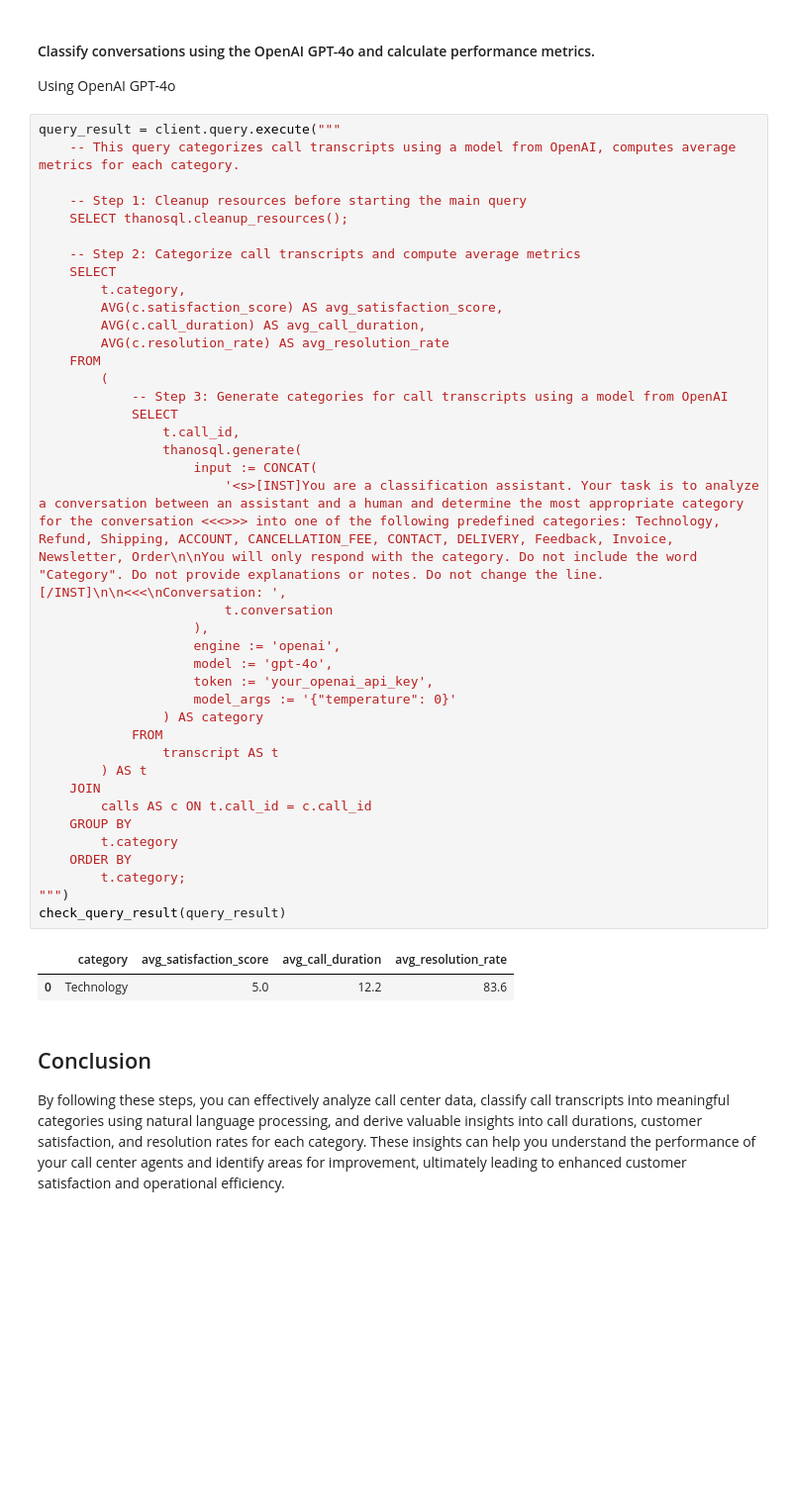
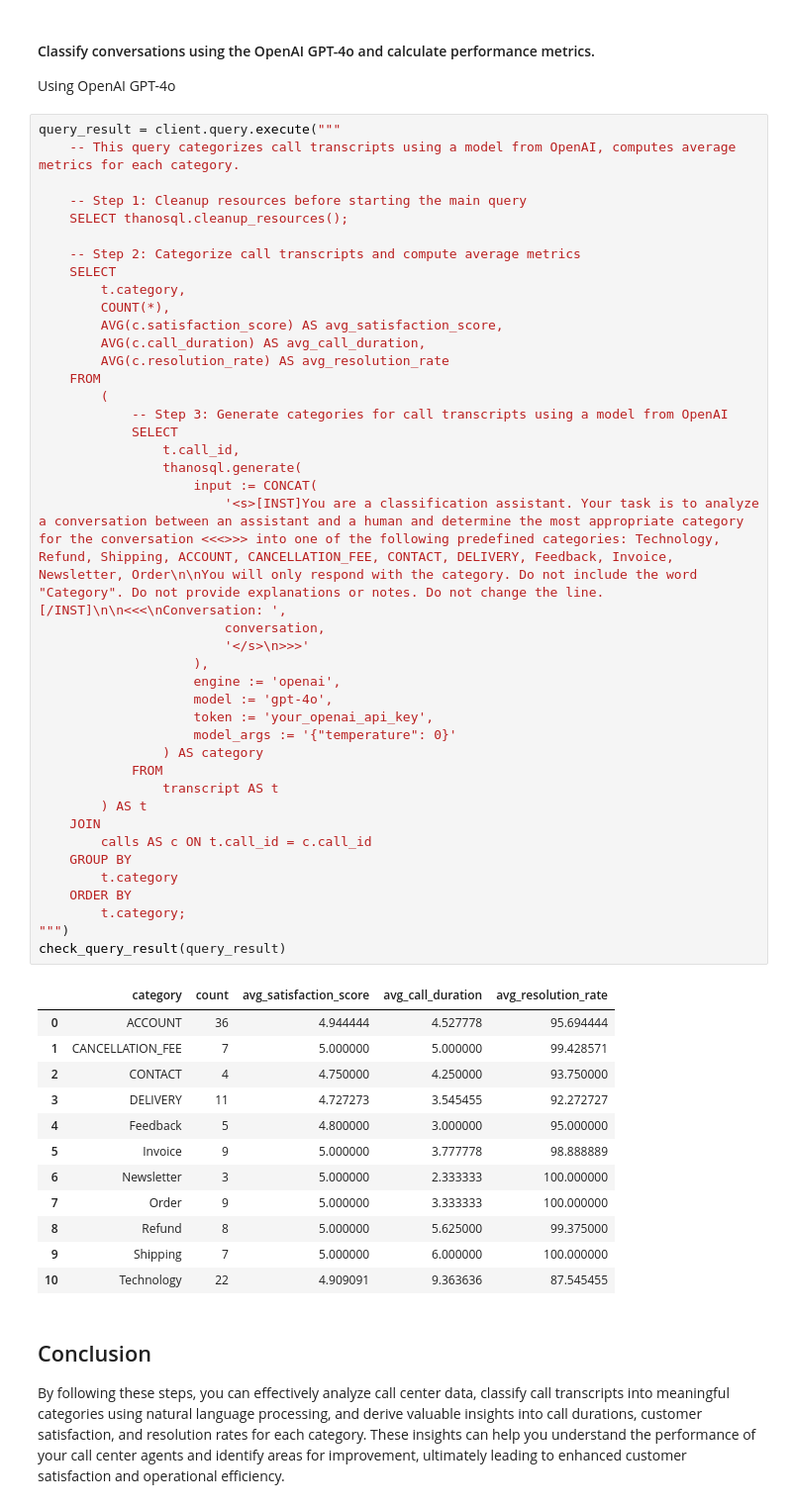
Before and after one commit to smartmind-team/mintlify-docs, a Jupyter notebook: examples/AICC_Scenario.ipynb, the cells around one changed output. Shown at 99% size. Drawn from its saved outputs; the diff is of its cells as text; blank space fills up the shorter version.

```diff
--- a/examples/AICC_Scenario.ipynb
+++ b/examples/AICC_Scenario.ipynb
@@ -215,38 +216,50 @@ query_result = client.query.execute("""
     -- Step 2: Categorize call transcripts and compute average metrics
     SELECT
         t.category,
+        COUNT(*),
         AVG(c.satisfaction_score) AS avg_satisfaction_score,
         AVG(c.call_duration) AS avg_call_duration,
         AVG(c.resolution_rate) AS avg_resolution_rate
     FROM
         (
             -- Step 3: Generate categories for call transcripts using a model from OpenAI
             SELECT
                 t.call_id,
                 thanosql.generate(
                     input := CONCAT(
                         '<s>[INST]You are a classification assistant. Your task is to analyze a conversation between an assistant and a human and determine the most appropriate category for the conversation <<<>>> into one of the following predefined categories: Technology, Refund, Shipping, ACCOUNT, CANCELLATION_FEE, CONTACT, DELIVERY, Feedback, Invoice, Newsletter, Order\n\nYou will only respond with the category. Do not include the word "Category". Do not provide explanations or notes. Do not change the line.[/INST]\n\n<<<\nConversation: ',
-                        t.conversation
+                        conversation,
+                        '</s>\n>>>'
                     ),
                     engine := 'openai',
                     model := 'gpt-4o',
                     token := 'your_openai_api_key',
                     model_args := '{"temperature": 0}'
                 ) AS category
             FROM
                 transcript AS t
         ) AS t
     JOIN
         calls AS c ON t.call_id = c.call_id
     GROUP BY
         t.category
     ORDER BY
         t.category;
 """)
 check_query_result(query_result)
 # %% [output]
-|  | category | avg_satisfaction_score | avg_call_duration | avg_resolution_rate |
-| 0 | Technology | 5.0 | 12.2 | 83.6 |
+|  | category | count | avg_satisfaction_score | avg_call_duration | avg_resolution_rate |
+| 0 | ACCOUNT | 36 | 4.944444 | 4.527778 | 95.694444 |
+| 1 | CANCELLATION_FEE | 7 | 5.000000 | 5.000000 | 99.428571 |
+| 2 | CONTACT | 4 | 4.750000 | 4.250000 | 93.750000 |
+| 3 | DELIVERY | 11 | 4.727273 | 3.545455 | 92.272727 |
+| 4 | Feedback | 5 | 4.800000 | 3.000000 | 95.000000 |
+| 5 | Invoice | 9 | 5.000000 | 3.777778 | 98.888889 |
+| 6 | Newsletter | 3 | 5.000000 | 2.333333 | 100.000000 |
+| 7 | Order | 9 | 5.000000 | 3.333333 | 100.000000 |
+| 8 | Refund | 8 | 5.000000 | 5.625000 | 99.375000 |
+| 9 | Shipping | 7 | 5.000000 | 6.000000 | 100.000000 |
+| 10 | Technology | 22 | 4.909091 | 9.363636 | 87.545455 |
 # %% [markdown]
 ## Conclusion
 By following these steps, you can effectively analyze call center data, classify call transcripts into meaningful categories using natural language processing, and derive valuable insights into call durations, customer satisfaction, and resolution rates for each category. These insights can help you understand the performance of your call center agents and identify areas for improvement, ultimately leading to enhanced customer satisfaction and operational efficiency.
```
Also changed, not shown: parts of 1 cell of this notebook, 3 other files.
